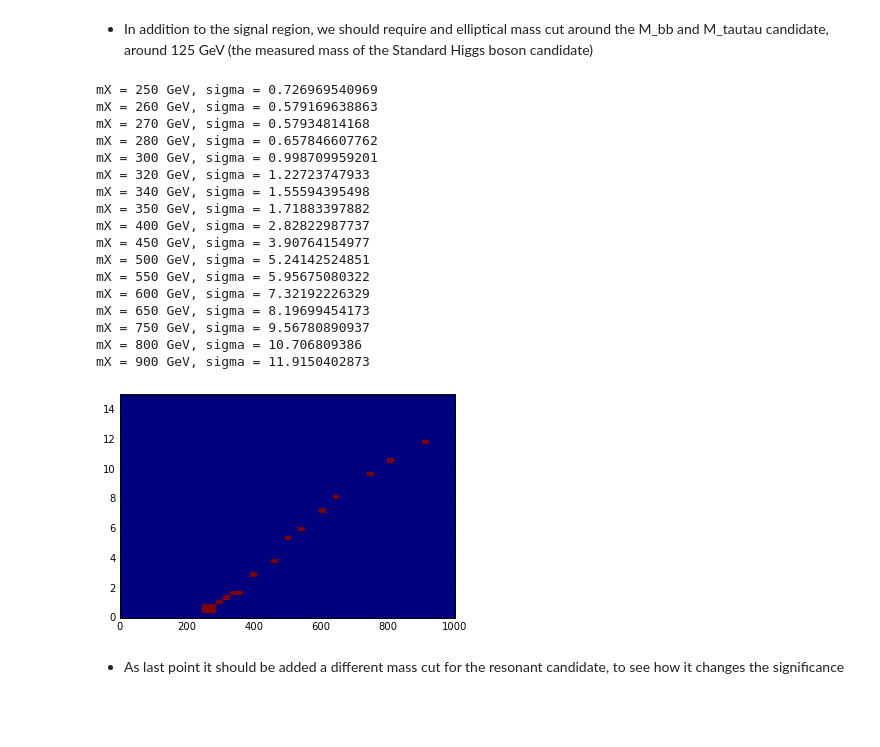
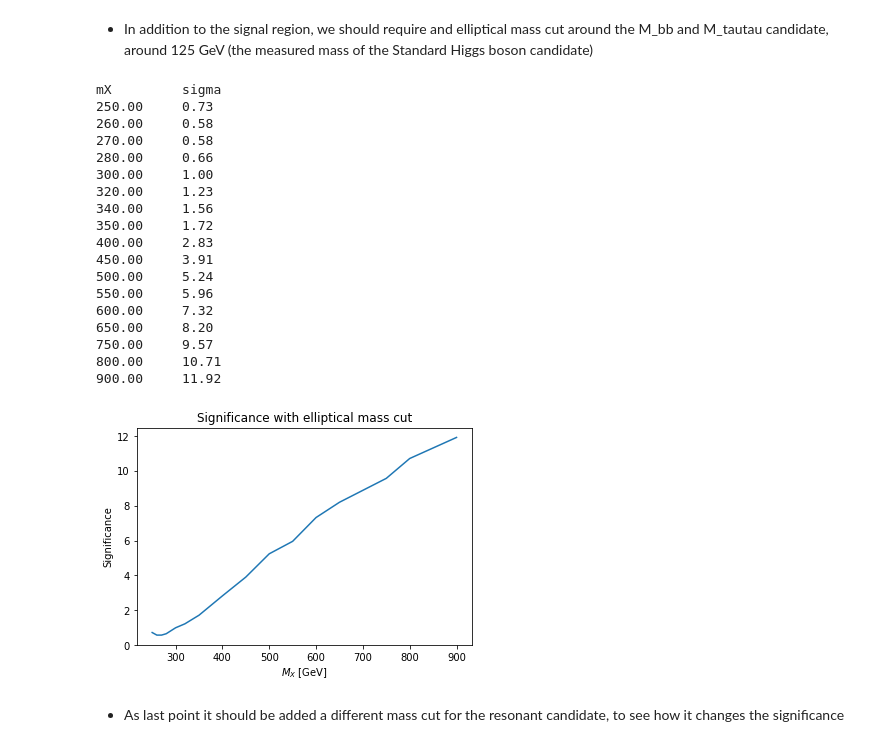
Before and after one commit to hh-italian-group/hh-bbtautau, a Jupyter notebook: Instruments/notebook/SignificanceEstimation.ipynb, the cells around one changed output. Drawn from its saved outputs; the diff is of its cells as text; code cells hidden in the pictures; blank space fills up the shorter version.

```diff
--- a/Instruments/notebook/SignificanceEstimation.ipynb
+++ b/Instruments/notebook/SignificanceEstimation.ipynb
@@ -22,9 +42,10 @@ class Samples:
 # %% [markdown]
 Open the file, called anaTuples, which are different for each channel. Then create a pandas DataFrame.
 # %%
-path = "/gpfs/ddn/cms/user/cmsdas/2019/hh_bbtautau/anaTuples/"
-#path = "/Users/Tita/Desktop/Run2_analysis_hh_bbtautau/anaTuples/"
+#path = "/gpfs/ddn/cms/user/cmsdas/2019/hh_bbtautau/anaTuples/"
+path = "/Users/Tita/Desktop/Run2_analysis_hh_bbtautau/anaTuples/"
 #path = "./anaTuples/"
+#path = "/eos/home-m/mgrippo/CMSDAS_2019_hh_bbtautau/anaTuples/"
 
 samples = {'eTau': "eTau_tuple.root", 'muTau': "muTau_tuple.root", 'tauTau': "tauTau_tuple.root"}
 channel = "tauTau"
@@ -78,38 +104,45 @@ mX = 900 GeV, sigma = 11.5616008575
 # %%
 bb_cand_mass = df.m_bb
 tt_cand_mass = df.m_sv
 
 inside_ellipse = ((bb_cand_mass - 116.0) / 35.0)**2 + ((tt_cand_mass - 111.0) / 45.0) ** 2 < 1
 
 sigma_mass_cut = np.zeros(len(mX))
 
+print('{:10} {:10}'.format('mX', 'sigma'))
+
 for n in range(len(mX)):
     n_s = np.sum(df[(df.sample_id == mX[n]) & presel & inside_ellipse].weight)
     n_b = np.sum(df[(df.sample_id > 0) & presel & inside_ellipse].weight)
     sigma_mass_cut[n] = n_s / math.sqrt(n_s + n_b)
-    print('mX = {} GeV, sigma = {}'.format(-mX[n], sigma_mass_cut[n]))
+    #print('mX = {} GeV, sigma = {}'.format(-mX[n], sigma_mass_cut[n]))
+    print('{:<10.2f} {:<10.2f}'.format(-mX[n], sigma_mass_cut[n]))
 
-sigma_mass_cut_plt = plt.hist2d(-mX[:], sigma_mass_cut[:], bins=[bins_x,bins_y])
+sigma_mass_cut_plt = plt.plot(-mX, sigma_mass_cut)
+plt.xlabel(r'$M_X$ [GeV]')
+plt.ylabel(r'Significance')
+plt.title('Significance with elliptical mass cut')
 plt.show()
 # %% [output]
-mX = 250 GeV, sigma = 0.726969540969
-mX = 260 GeV, sigma = 0.579169638863
-mX = 270 GeV, sigma = 0.57934814168
-mX = 280 GeV, sigma = 0.657846607762
-mX = 300 GeV, sigma = 0.998709959201
-mX = 320 GeV, sigma = 1.22723747933
-mX = 340 GeV, sigma = 1.55594395498
-mX = 350 GeV, sigma = 1.71883397882
-mX = 400 GeV, sigma = 2.82822987737
-mX = 450 GeV, sigma = 3.90764154977
-mX = 500 GeV, sigma = 5.24142524851
-mX = 550 GeV, sigma = 5.95675080322
-mX = 600 GeV, sigma = 7.32192226329
-mX = 650 GeV, sigma = 8.19699454173
-mX = 750 GeV, sigma = 9.56780890937
-mX = 800 GeV, sigma = 10.706809386
-mX = 900 GeV, sigma = 11.9150402873
+mX         sigma
+250.00     0.73
+260.00     0.58
+270.00     0.58
+280.00     0.66
+300.00     1.00
+320.00     1.23
+340.00     1.56
+350.00     1.72
+400.00     2.83
+450.00     3.91
+500.00     5.24
+550.00     5.96
+600.00     7.32
+650.00     8.20
+750.00     9.57
+800.00     10.71
+900.00     11.92
-[figure, old version]
+[figure, new version]
 # %% [markdown]
 * As last point it should be added a different mass cut for the resonant candidate, to see how it changes the significance
 # %%
```
Also changed, not shown: parts of 3 cells of this notebook, 1 other file.
